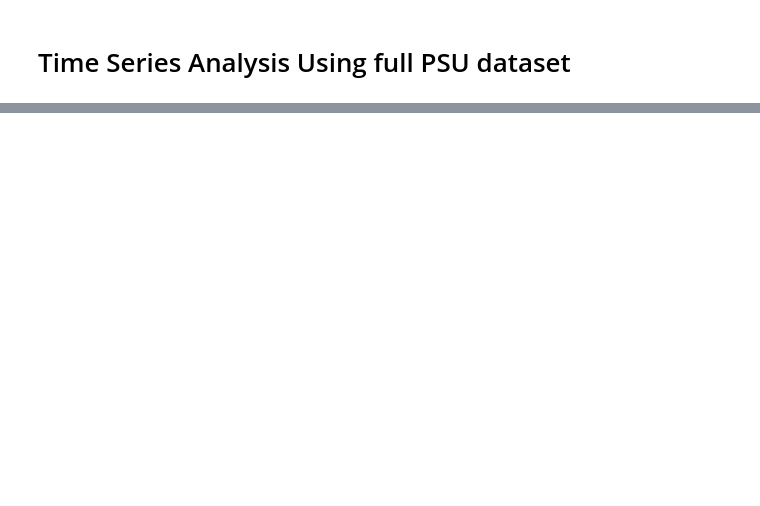
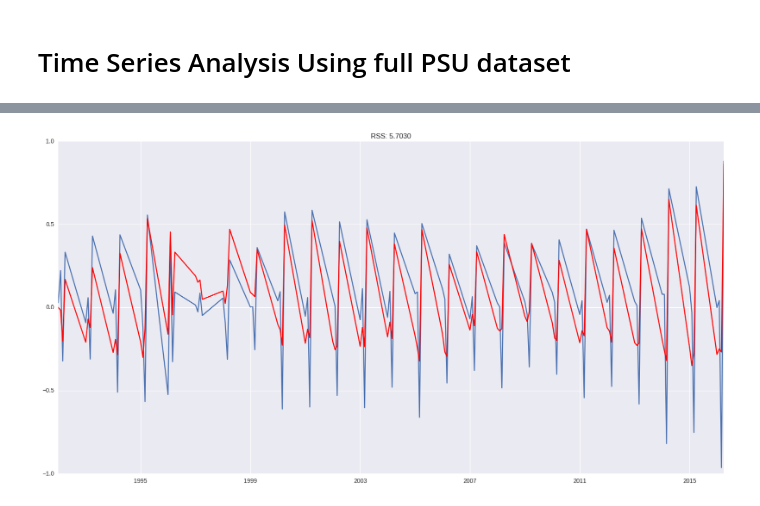
Before and after one commit to saashimi/CPO-datascience, a Jupyter notebook: Time Series.ipynb, the cells around one changed output, grey strips where cells are left out. Saved outputs shown, nothing was run; the diff lists cells and outputs as text; code cells hidden in the pictures; blank space fills up the shorter version.

```diff
--- a/Time Series.ipynb
+++ b/Time Series.ipynb
@@ -115,5 +115,5 @@ df['Days_Per_Week'] = df['Days'].str.len()
 df['Room_Capacity'] = df['Room_Capacity'].apply(lambda x: x if (x != 'No Data Available') else 0)
 
 df_cl = format_xlist(df)
-#df_cl = df_cl.loc[df_cl['Term'] < 201701]
+df_cl = df_cl.loc[df_cl['Term'] < 201701]
 df_cl = df_cl.groupby('Term_Date').sum()
@@ -209,11 +275,13 @@ plt.show()
 # %%
-model = ARIMA(ts_log, order=(0, 1, 2))
+model = ARIMA(ts_log, order=(1, 1, 1))
 results_MA = model.fit(disp=-1)
 plt.figure(figsize=(20,10))
 plt.plot(ts_log_diff)
 plt.plot(results_MA.fittedvalues, color='red')
 plt.title('RSS: %.4f'% sum((results_MA.fittedvalues-ts_log_diff)**2))
 plt.show()
+# %% [output]
+[figure, added]
 # %%
 model = ARIMA(ts_log, order=(2, 1, 2))
 results_ARIMA = model.fit(disp=-1)
```
Also changed, not shown: parts of 15 cells of this notebook, 1 other file.
